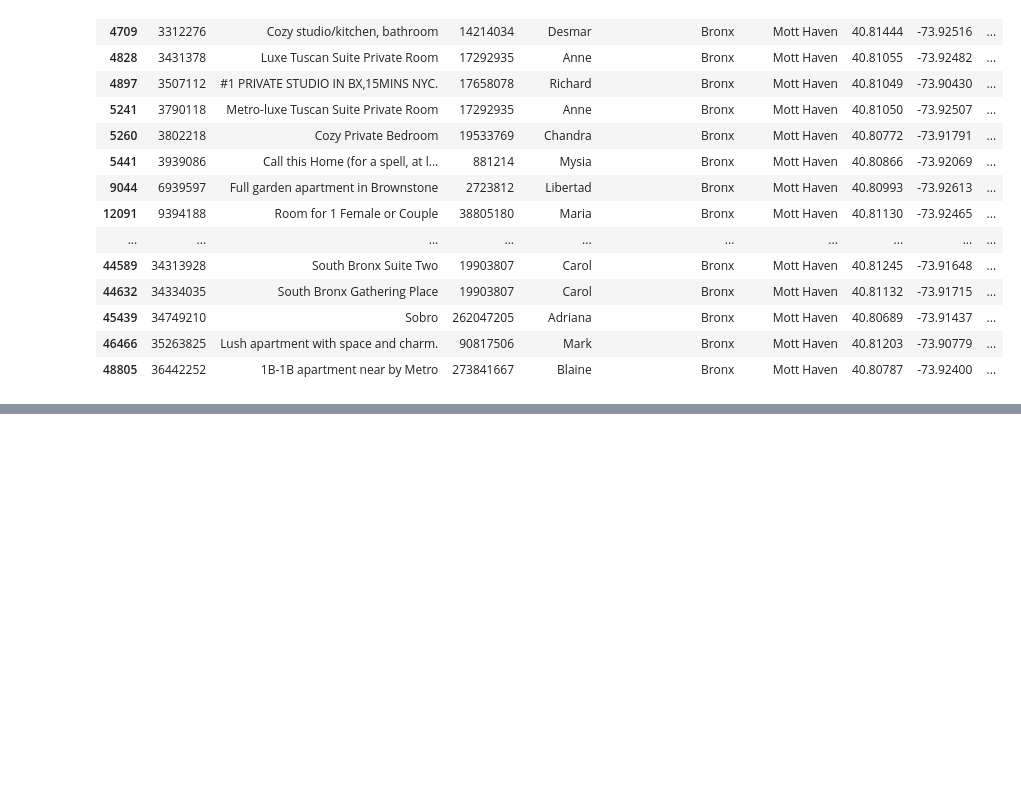
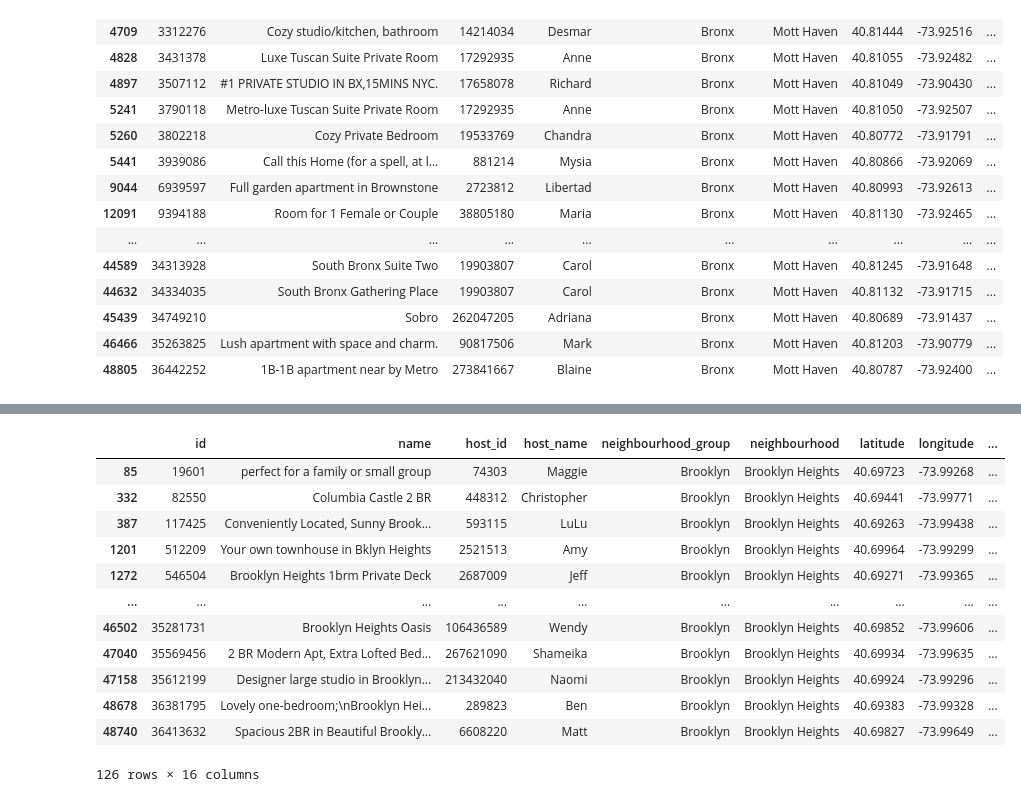
Before and after one commit to klp/cuny_gc_python_class_sp2022, a Jupyter notebook: home_work/2022-04-30/pandas_assignment.ipynb, the cells around one changed output, grey strips where cells are left out. Cells and saved outputs as stored; diff of their text form; code cells hidden in the pictures; blank space fills up the shorter version.

```diff
--- a/home_work/2022-04-30/pandas_assignment.ipynb
+++ b/home_work/2022-04-30/pandas_assignment.ipynb
@@ -117,0 +125,3 @@ mott_haven
+# %%
+b_heights_entire_bool = brooklyn_heights['room_type'] == 'Entire home/apt'
+b_heights_entire_bool
@@ -117,0 +141,17 @@ mott_haven
+# %%
+brooklyn_heights_entire = brooklyn_heights[b_heights_entire_bool]
+brooklyn_heights_entire
+# %% [output]
+|  | id | name | host_id | host_name | neighbourhood_group | neighbourhood | latitude | longitude | ... |
+| 85 | 19601 | perfect for a family or small group | 74303 | Maggie | Brooklyn | Brooklyn Heights | 40.69723 | -73.99268 | ... |
+| 332 | 82550 | Columbia Castle 2 BR | 448312 | Christopher | Brooklyn | Brooklyn Heights | 40.69441 | -73.99771 | ... |
+| 387 | 117425 | Conveniently Located, Sunny Brook... | 593115 | LuLu | Brooklyn | Brooklyn Heights | 40.69263 | -73.99438 | ... |
+| 1201 | 512209 | Your own townhouse in Bklyn Heights | 2521513 | Amy | Brooklyn | Brooklyn Heights | 40.69964 | -73.99299 | ... |
+| 1272 | 546504 | Brooklyn Heights 1brm Private Deck | 2687009 | Jeff | Brooklyn | Brooklyn Heights | 40.69271 | -73.99365 | ... |
+| ... | ... | ... | ... | ... | ... | ... | ... | ... | ... |
+| 46502 | 35281731 | Brooklyn Heights Oasis | 106436589 | Wendy | Brooklyn | Brooklyn Heights | 40.69852 | -73.99606 | ... |
+| 47040 | 35569456 | 2 BR Modern Apt, Extra Lofted Bed... | 267621090 | Shameika | Brooklyn | Brooklyn Heights | 40.69934 | -73.99635 | ... |
+| 47158 | 35612199 | Designer large studio in Brooklyn... | 213432040 | Naomi | Brooklyn | Brooklyn Heights | 40.69924 | -73.99296 | ... |
+| 48678 | 36381795 | Lovely one-bedroom;\nBrooklyn Hei... | 289823 | Ben | Brooklyn | Brooklyn Heights | 40.69383 | -73.99328 | ... |
+| 48740 | 36413632 | Spacious 2BR in Beautiful Brookly... | 6608220 | Matt | Brooklyn | Brooklyn Heights | 40.69827 | -73.99649 | ... |
+126 rows × 16 columns
```
Also changed, not shown: parts of 7 cells of this notebook.
